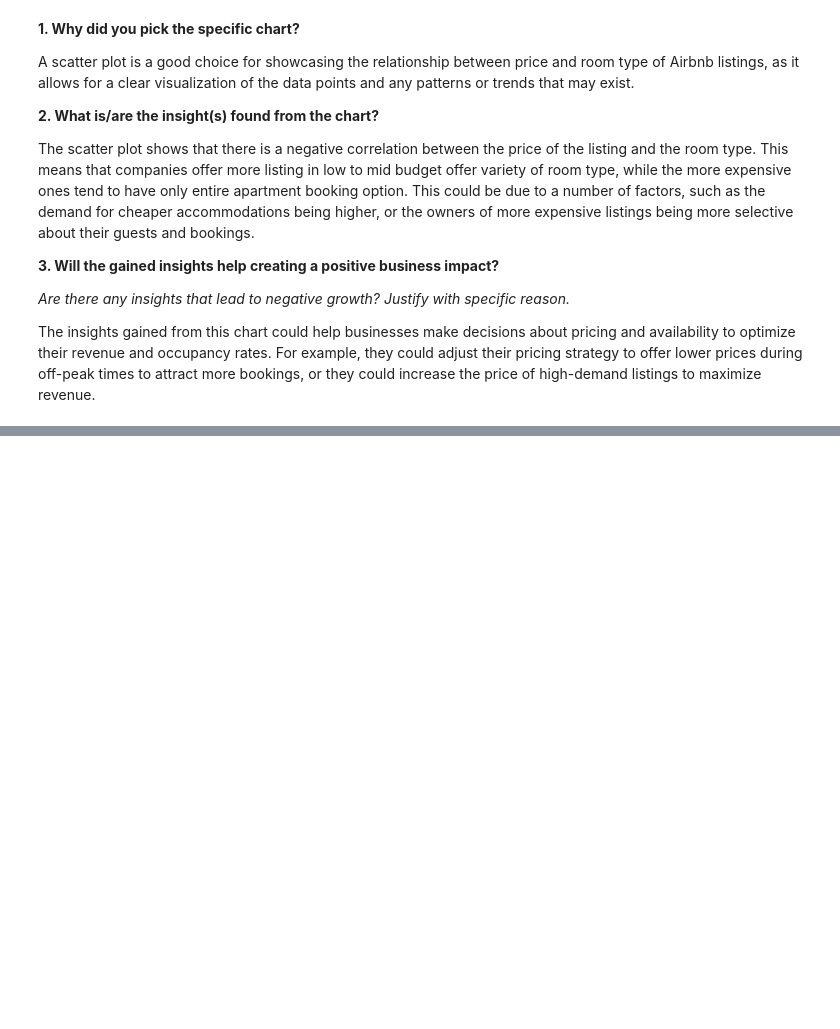
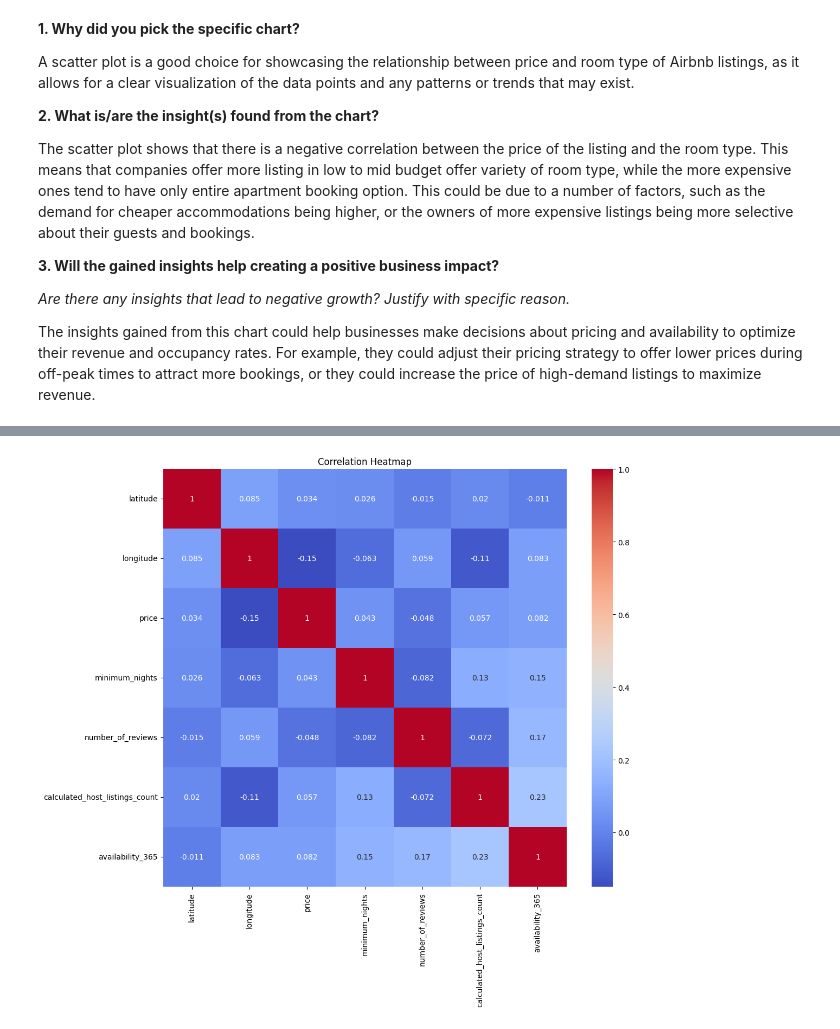
Before and after one commit to Sudarshan-Karn/AirBnb-EDA-Project, a Jupyter notebook: AirBnb_Explainatory_Data_Analysis.ipynb, the cells around one changed output, grey strips where cells are left out. Cells and saved outputs as stored; diff of their text form; code cells hidden in the pictures; blank space fills up the shorter version.

```diff
--- a/AirBnb_Explainatory_Data_Analysis.ipynb
+++ b/AirBnb_Explainatory_Data_Analysis.ipynb
@@ -459,0 +519,22 @@ The insights gained from this chart could help businesses make decisions about p
+# %%
+# Correlation Heatmap visualization code
+
+df2= df[['latitude','longitude','price','minimum_nights','number_of_reviews','calculated_host_listings_count','availability_365']]
+# Create correlation matrix
+
+corr_matrix = df2.corr()
+
+#found error as corr doesn't support the non-numeric values
+#so it fix this we are going to create another subset of dataframe for this
+# Create heatmap using Seaborn
+plt.figure(figsize=(12, 10))
+sns.heatmap(corr_matrix, cmap='coolwarm', annot=True)
+
+
+# Set plot title
+plt.title('Correlation Heatmap')
+
+# Show plot
+plt.show()
+# %% [output]
+[figure, added]
```
Also changed, not shown: parts of 7 cells of this notebook.
